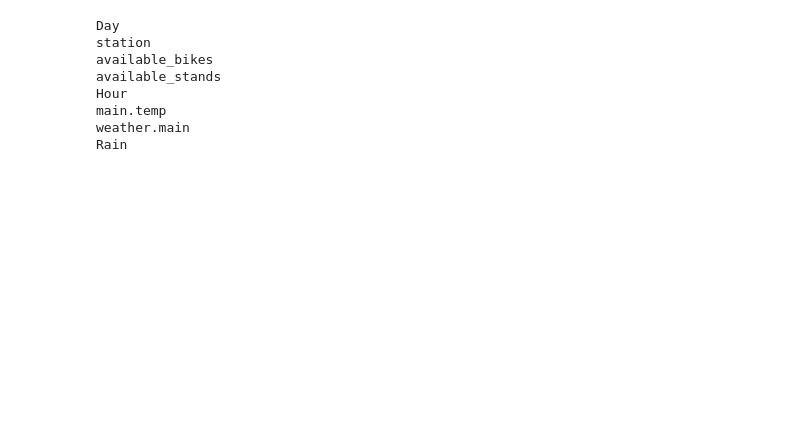
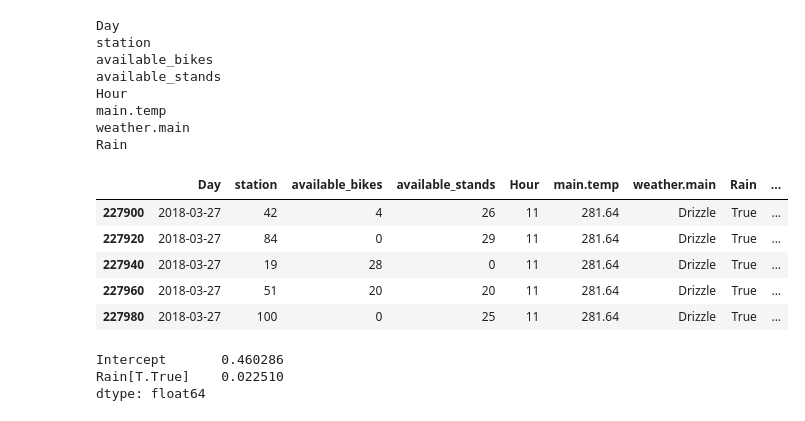
Before and after one commit to obyrned1/Group20_COMP30670_Project, a Jupyter notebook: flaskapp/app/prediction_model.ipynb, the cells around one changed output. Cells and saved outputs as stored; diff of their text form; code cells hidden in the pictures; blank space fills up the shorter version.

Commit message:
Basic regression model result

```diff
--- a/flaskapp/app/prediction_model.ipynb
+++ b/flaskapp/app/prediction_model.ipynb
@@ -209,3 +221,4 @@ df_finished.head(5)
 # %%
+df_finished = df_finished.iloc[::20]
 df_finished.shape
 # %% [output]
@@ -232,8 +236,31 @@ main.temp
 weather.main
 Rain
 # %%
-#percentage = []
-#for row in df_finished.iterrows():
-#    figure = df_finished['available_bikes'] / (df_finished['available_bikes'] + df_finished['available_stands'])
-#    percentage.append(figure)
+percentage = []
+for row in df_finished.iterrows():
+    figure = df_finished['available_bikes'] / (df_finished['available_bikes'] + df_finished['available_stands'])
+    percentage.append(figure)
 #percentage
+# %%
+df_percent = pd.DataFrame({'Percent': percentage[1]})
+df_percent['Percent'] = df_percent['Percent'].astype('float')
+
+df_fin = pd.concat([df_finished, df_percent], axis=1)
+df_fin.tail(5)
+# %% [output]
+|  | Day | station | available_bikes | available_stands | Hour | main.temp | weather.main | Rain | ... |
+| 227900 | 2018-03-27 | 42 | 4 | 26 | 11 | 281.64 | Drizzle | True | ... |
+| 227920 | 2018-03-27 | 84 | 0 | 29 | 11 | 281.64 | Drizzle | True | ... |
+| 227940 | 2018-03-27 | 19 | 28 | 0 | 11 | 281.64 | Drizzle | True | ... |
+| 227960 | 2018-03-27 | 51 | 20 | 20 | 11 | 281.64 | Drizzle | True | ... |
+| 227980 | 2018-03-27 | 100 | 0 | 25 | 11 | 281.64 | Drizzle | True | ... |
+# %%
+# Build a learning machine using the subset of features chosen in part 1
+lm = sm.ols(formula="Percent ~ Rain", data=df_fin).fit()
+
+# Print the model parameters (e.g coefficients)
+print(lm.params)
+# %% [output]
+Intercept       0.460286
+Rain[T.True]    0.022510
+dtype: float64
```
Also changed, not shown: parts of 11 cells of this notebook.
